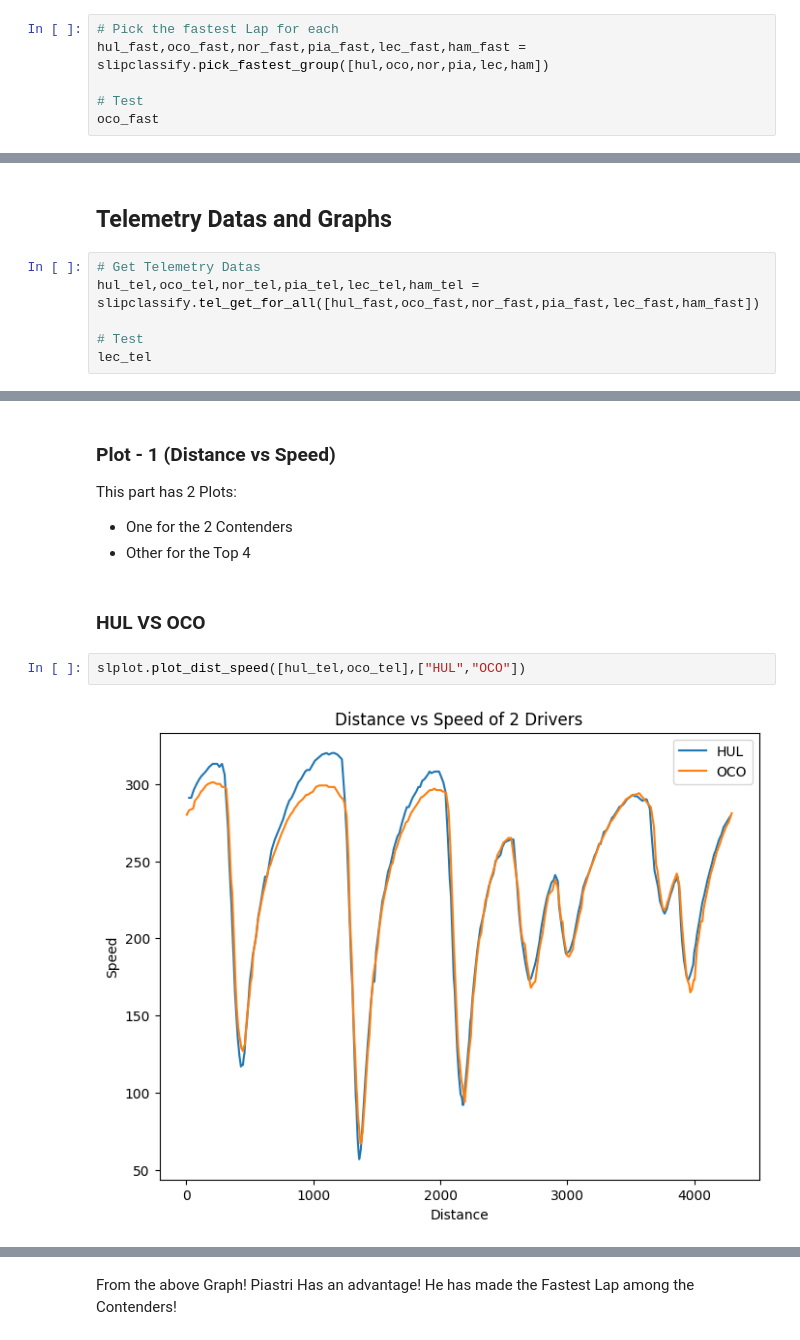
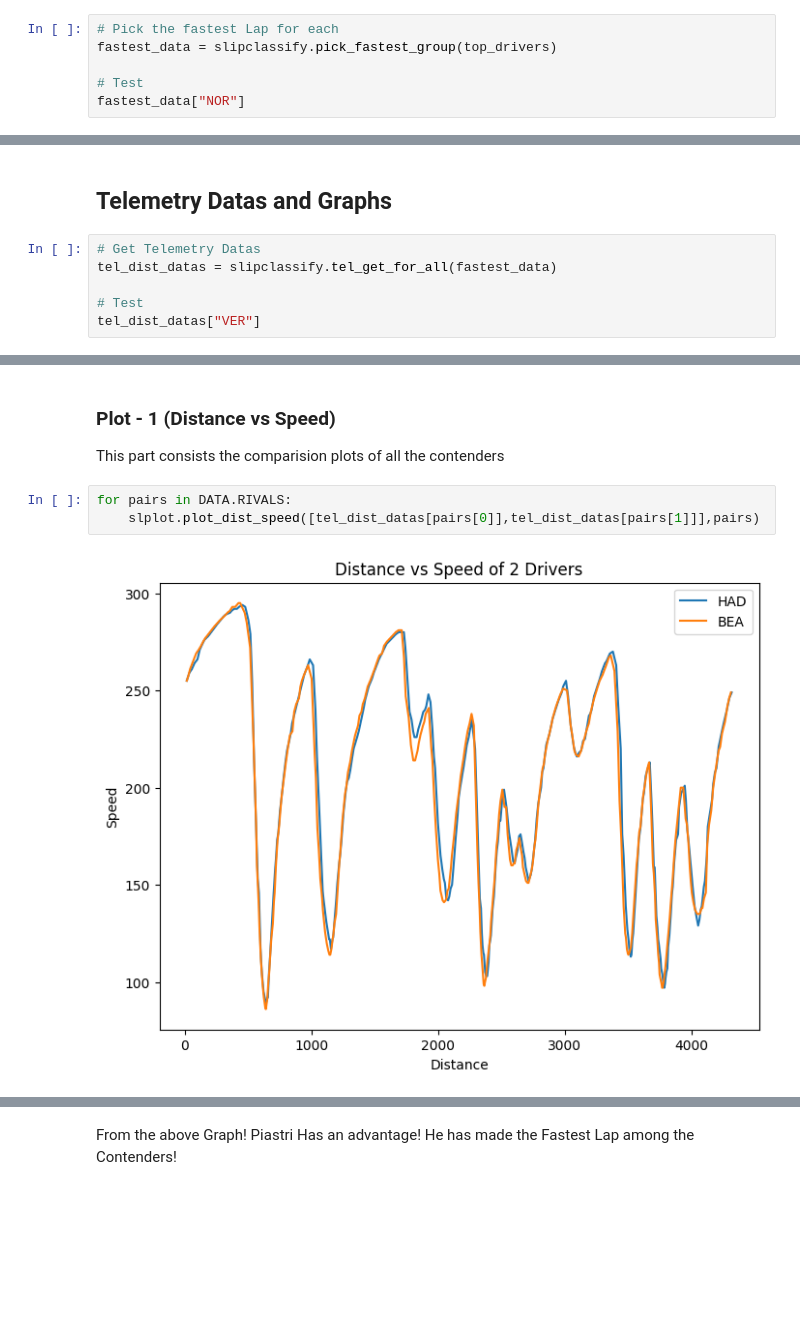
Before and after one commit to Mohandas-KJ/Slipstream-F1, a Jupyter notebook: 2026_Hungary_GP/notebooks/02_telemetry_analysis.ipynb, the cells around one changed output, grey strips where cells are left out. Cells and saved outputs as stored; diff of their text form; blank space fills up the shorter version.

```diff
--- a/2026_Hungary_GP/notebooks/02_telemetry_analysis.ipynb
+++ b/2026_Hungary_GP/notebooks/02_telemetry_analysis.ipynb
@@ -70,8 +70,8 @@ dict_keys(['HAD', 'HUL', 'ALB', 'COL', 'NOR', 'LAW', 'BEA', 'SAI', 'OCO', 'GAS',
 70 rows × 31 columns
 # %%
 # Pick the fastest Lap for each
-hul_fast,oco_fast,nor_fast,pia_fast,lec_fast,ham_fast = slipclassify.pick_fastest_group([hul,oco,nor,pia,lec,ham])
+fastest_data = slipclassify.pick_fastest_group(top_drivers)
 
 # Test
-oco_fast
+fastest_data["NOR"]
 # %% [output]
@@ -108,9 +114,9 @@ fast_sum
 ## Telemetry Datas and Graphs
 # %%
 # Get Telemetry Datas
-hul_tel,oco_tel,nor_tel,pia_tel,lec_tel,ham_tel = slipclassify.tel_get_for_all([hul_fast,oco_fast,nor_fast,pia_fast,lec_fast,ham_fast])
+tel_dist_datas = slipclassify.tel_get_for_all(fastest_data)
 
 # Test
-lec_tel
+tel_dist_datas["VER"]
 # %% [output]
 |  | Date | RPM | Speed | nGear | Throttle | Brake | DRS | Source | Time | SessionTime | ... |
@@ -129,11 +135,8 @@ lec_tel
 # %% [markdown]
 ### Plot - 1 (Distance vs Speed)
-This part has 2 Plots:
-- One for the 2 Contenders
-- Other for the Top 4
+This part consists the comparision plots of all the contenders
-# %% [markdown]
-### HUL VS OCO
 # %%
-slplot.plot_dist_speed([hul_tel,oco_tel],["HUL","OCO"])
+for pairs in DATA.RIVALS:
+    slplot.plot_dist_speed([tel_dist_datas[pairs[0]],tel_dist_datas[pairs[1]]],pairs)
 # %% [output]
-[figure, old version]
+[figure, new version]
```
Also changed, not shown: parts of 7 cells of this notebook, 1 other file.
